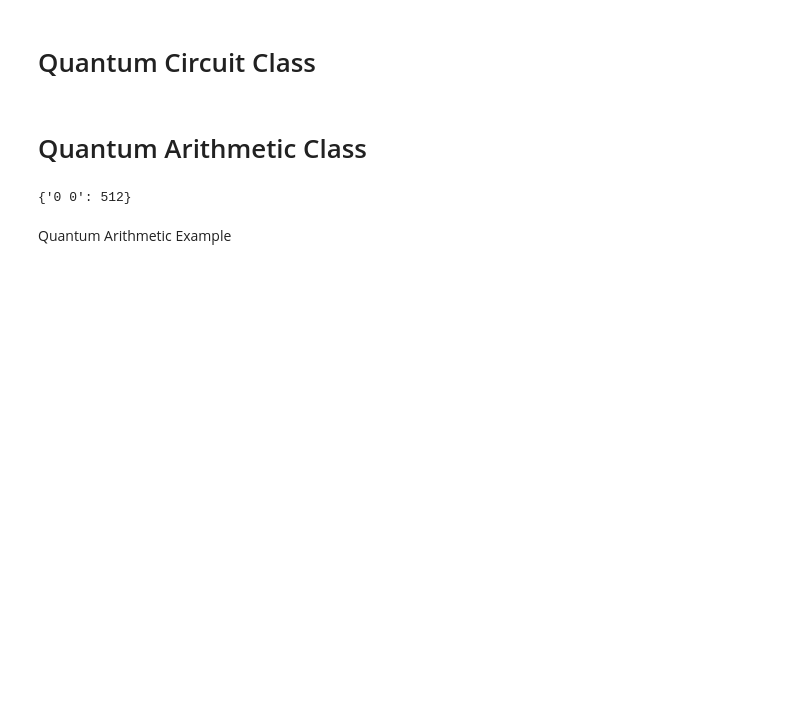
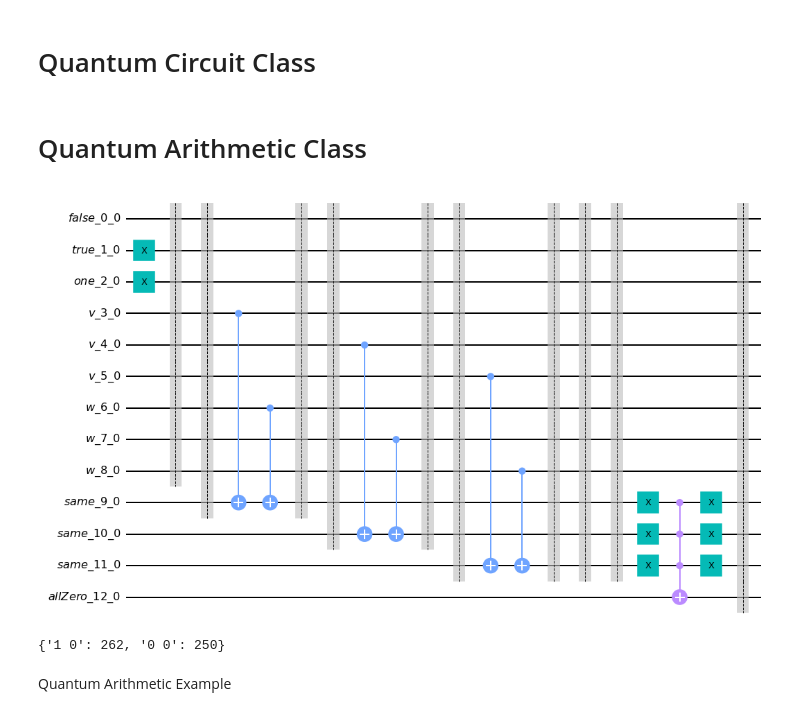
Before and after one commit to ABenoit0226/quantum-place-route, a Jupyter notebook: adder_logic_script.ipynb, the cells around one changed output. Saved outputs shown, nothing was run; the diff lists cells and outputs as text; code cells hidden in the pictures; blank space fills up the shorter version.

Commit message:
changed the not to move to the mcx gate for the paper

```diff
--- a/adder_logic_script.ipynb
+++ b/adder_logic_script.ipynb
@@ -178,7 +176,6 @@ class QC:
     def same(self, bit1, bit2, output=None):
         output = self.genOutput(output, "same")
         self.barrier()
-        self.qcx.x(output)
         self.qcx.cx(bit1, output)
         self.qcx.cx(bit2, output)
         self.barrier()
@@ -330,16 +327,20 @@ class QVarArith:
         self.qc.barrier()
         return ans
 
-    def allOnes(self,val,output=None):
+    def allZeros(self,val,output=None):
         self.qc.barrier()
         if not output:
-            output = self.qc.genOutput(output, "allOne")
+            output = self.qc.genOutput(output, "allZero")
+        for i in range(len(val)):
+            self.qc.getQuantumCircuit().x(val[i])
         self.qc.getQuantumCircuit().mcx(val,output)
+        for i in range(len(val)):
+            self.qc.getQuantumCircuit().x(val[i])
         self.qc.barrier()
         return output
 
     def qompare(self, val1, val2):
-        return self.allOnes(self.compBits(val1,val2))
+        return self.allZeros(self.compBits(val1,val2))
 
     def neg(self, val):
         return self.add(self.onescomp(val), self.ONE, len(val))
@@ -351,6 +352,18 @@ class QVarArith:
             b = self.qc.mbit(val[i])
             result.append(b)
         return result
+# %%
+##
+## for the paper
+##
+qc = QC()
+qi = QVarArith(qc)
+v  = qi.qint(0, name="v", width=3)
+w  = qi.qint(0, name="w", width=3)
+qi.qompare(v,w)
+qc.draw()
+# %% [output]
+[figure, added]
 # %%
 ##
 ## Test comparisons
@@ -361,7 +374,7 @@ qc.mbit(qi.qompare(qi.qint(5),qi.qint(6)))
 qc.mbit(qi.qompare(qi.qint(1000),qi.qint(7)))
 qc.em()
 # %% [output]
-{'0 0': 512}
+{'1 0': 262, '0 0': 250}
 # %% [markdown]
 Quantum Arithmetic Example
 # %%
```
Also changed, not shown: parts of 2 cells of this notebook.
